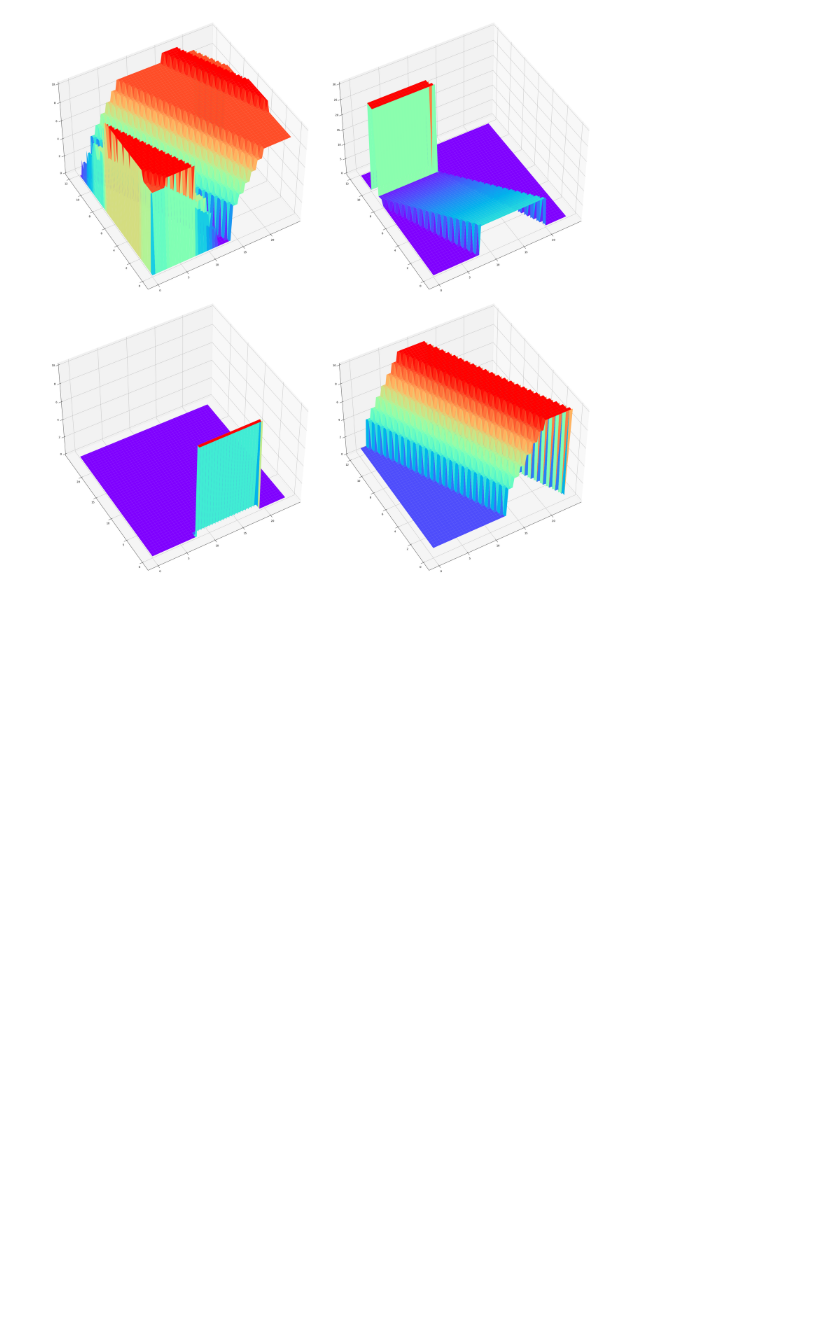
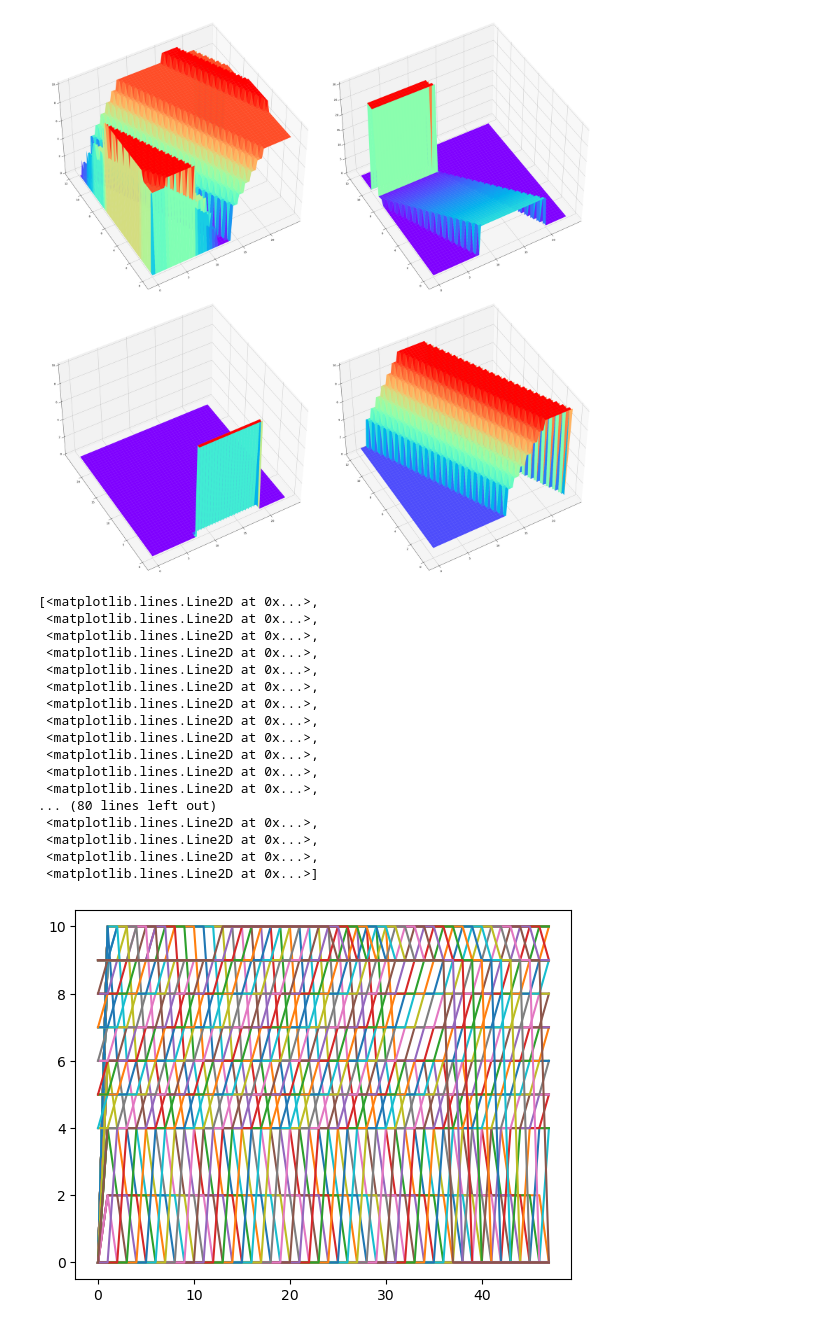
Before and after one commit to Perseus1993/rlABM, a Jupyter notebook: nagel/rw.ipynb, the cells around one changed output. Drawn from its saved outputs; the diff is of its cells as text; code cells hidden in the pictures; blank space fills up the shorter version.

```diff
--- a/nagel/rw.ipynb
+++ b/nagel/rw.ipynb
@@ -156,35 +156,5 @@ travel_time= [45,15,15,30]
 
 # 构建state矩阵
 # 4 activity , 2 action state_space(activity,start_time,dur)
-state = np.zeros(1,3)
+state = np.zeros((1,3))
 action = [0,1]
-# %%
-class Env:
-    def __init__(self):
-        self.reward_leisure = Z_leisure
-        self.reward_home = Z_home
-        self.reward_shop = Z_shopping
-        self.reward_work = Z_work
-        self.cur_activity = 0
-
-    def step(self,state,action) :
-        next_state = np.zeros(1,3)
-        # order is h,w,s,l
-        if action == 1:
-            # next activity
-            if state[0] != 3:
-                state[0] += 1
-
-        else:
-            cur_act = {
-                0:Z_home,
-                1:Z_work,
-                2:Z_shopping,
-                3:Z_leisure
-            }
-            re_table = cur_act.get(state[0])
-
-            #if exceed , automatic change to next act
-            if state[2] == 12 * 4 - 1:
-                next_state[0] += 1
-            reward = re_table[state[1],state[2] + 1]
@@ -190,0 +207,24 @@ class Env:
+# %%
+env = Env()
+env.step([0,0,2],0)
+env.reward_shop
+plt.plot(env.reward_shop)
+# %% [output]
+[<matplotlib.lines.Line2D at 0x...>,
+ <matplotlib.lines.Line2D at 0x...>,
+ <matplotlib.lines.Line2D at 0x...>,
+ <matplotlib.lines.Line2D at 0x...>,
+ <matplotlib.lines.Line2D at 0x...>,
+ <matplotlib.lines.Line2D at 0x...>,
+ <matplotlib.lines.Line2D at 0x...>,
+ <matplotlib.lines.Line2D at 0x...>,
+ <matplotlib.lines.Line2D at 0x...>,
+ <matplotlib.lines.Line2D at 0x...>,
+ <matplotlib.lines.Line2D at 0x...>,
+ <matplotlib.lines.Line2D at 0x...>,
+... (80 lines left out)
+ <matplotlib.lines.Line2D at 0x...>,
+ <matplotlib.lines.Line2D at 0x...>,
+ <matplotlib.lines.Line2D at 0x...>,
+ <matplotlib.lines.Line2D at 0x...>]
+[figure, added]
```
Also changed, not shown: parts of 1 cell of this notebook.
